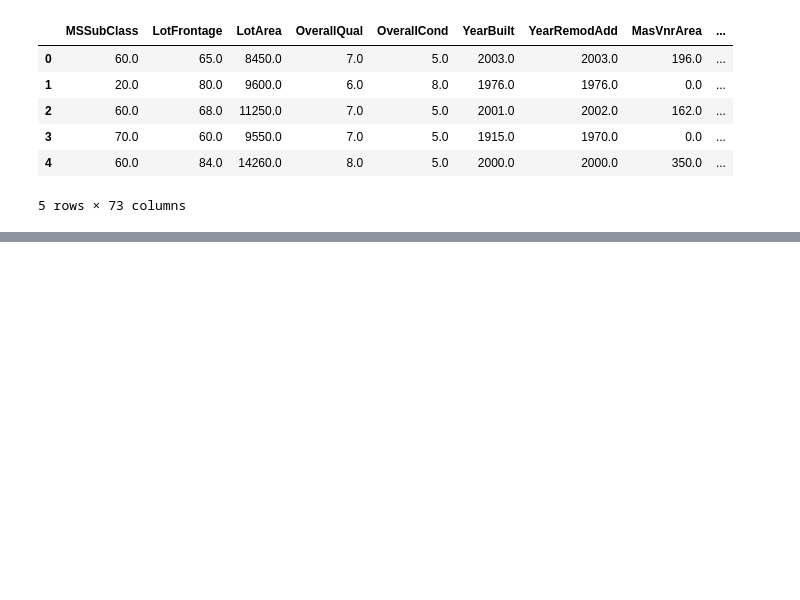
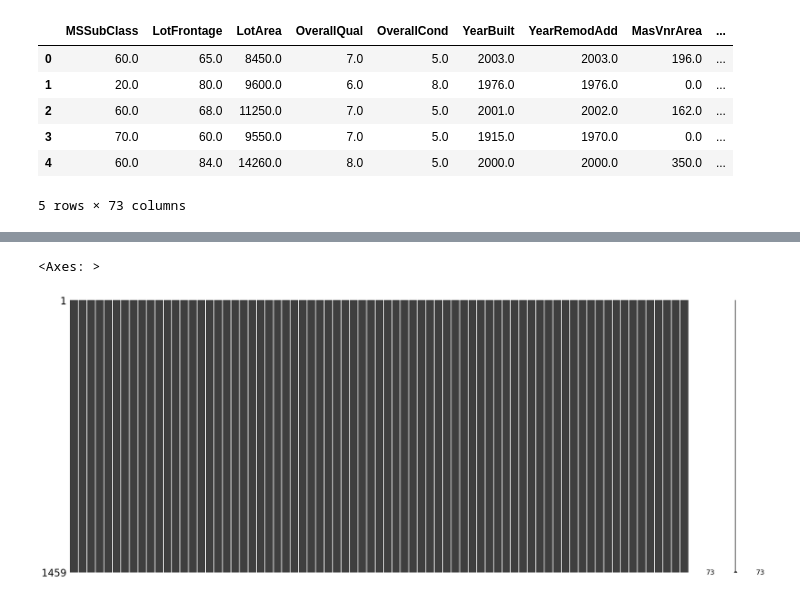
Before and after one commit to AronTech1/PRODIGY_ML_01, a Jupyter notebook: TASK1.ipynb, the cells around one changed output, grey strips where cells are left out. Cells and saved outputs as stored; diff of their text form; code cells hidden in the pictures; blank space fills up the shorter version.

```diff
--- a/TASK1.ipynb
+++ b/TASK1.ipynb
@@ -143,3 +143,10 @@ per_test_df.head()
 | 3 | 70.0 | 60.0 | 9550.0 | 7.0 | 5.0 | 1915.0 | 1970.0 | 0.0 | ... |
 | 4 | 60.0 | 84.0 | 14260.0 | 8.0 | 5.0 | 2000.0 | 2000.0 | 350.0 | ... |
 5 rows × 73 columns
+# %%
+train_null_columns = []
+train_null_sum = []
+for i in range(len(train_df)):
+    if train_df.iloc[i].isnull().sum() > 0:
+        train_null_columns.append(i)
+        train_null_sum.append(train_df.iloc[i].isnull().sum())
@@ -145,0 +221,8 @@ per_test_df.head()
+# %%
+per_test_df = per_df.copy()
+column_to_move = 'SalePrice'
+
+new_order = [col for col in per_test_df.columns if col != column_to_move] + [column_to_move]
+per_test_df = per_test_df[new_order]
+per_test_df = per_test_df.iloc[:,:-1]
+per_test_df
@@ -145,0 +243,6 @@ per_test_df.head()
+# %%
+filled_test_df = fill_null_val(per_test_df,test_df)
+msno.matrix(filled_test_df)
+# %% [output]
+<Axes: >
+[figure, added]
```
Also changed, not shown: parts of 34 cells of this notebook.
